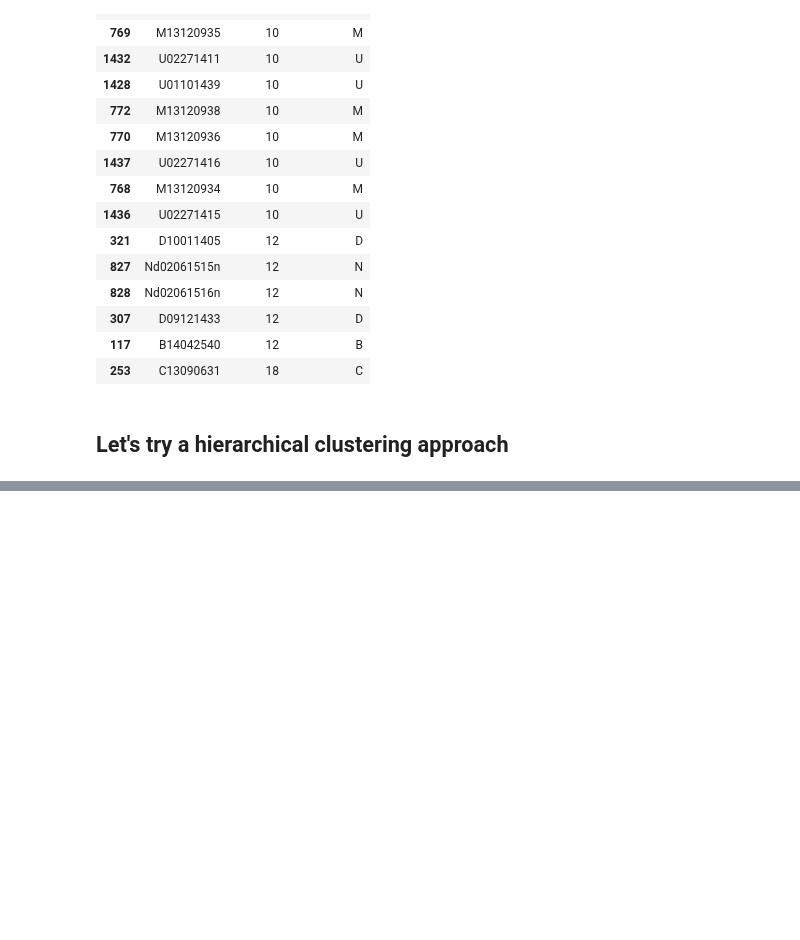
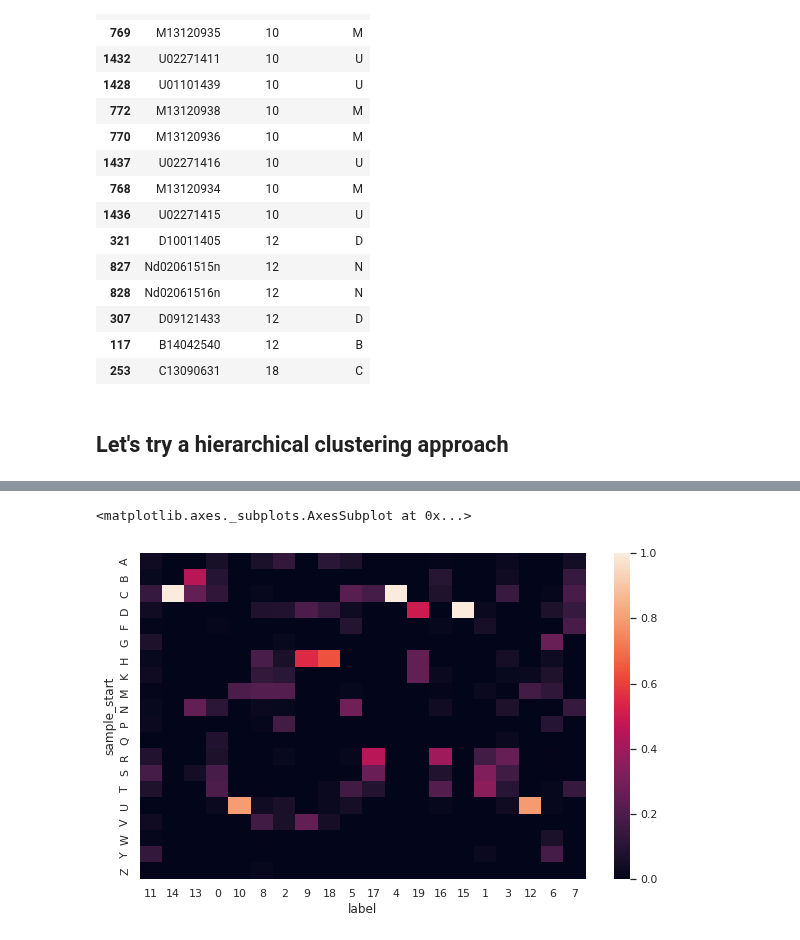
Before and after one commit to souravsingh/BiocSwirl, a Jupyter notebook: notebook/bioc_from_python.ipynb, the cells around one changed output, grey strips where cells are left out. Saved outputs shown, nothing was run; the diff lists cells and outputs as text; code cells hidden in the pictures; blank space fills up the shorter version.

```diff
--- a/notebook/bioc_from_python.ipynb
+++ b/notebook/bioc_from_python.ipynb
@@ -219,0 +339,6 @@ model = model.fit(data)
+# %%
+sns.set(rc={'figure.figsize':(10, 6)})
+sns.heatmap(df_out_norm.iloc[:, list(upd_indices)])
+# %% [output]
+<matplotlib.axes._subplots.AxesSubplot at 0x...>
+[figure, added]
```
Also changed, not shown: parts of 18 cells of this notebook.
